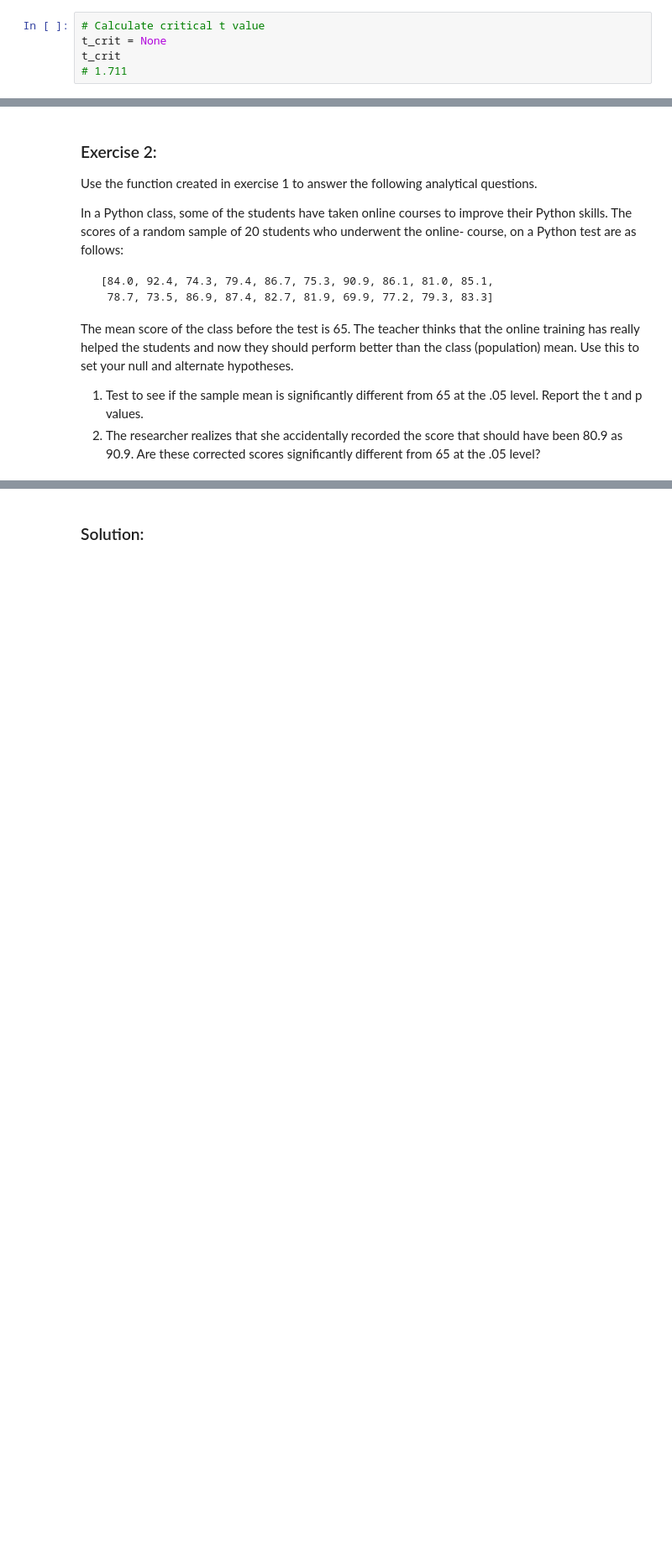
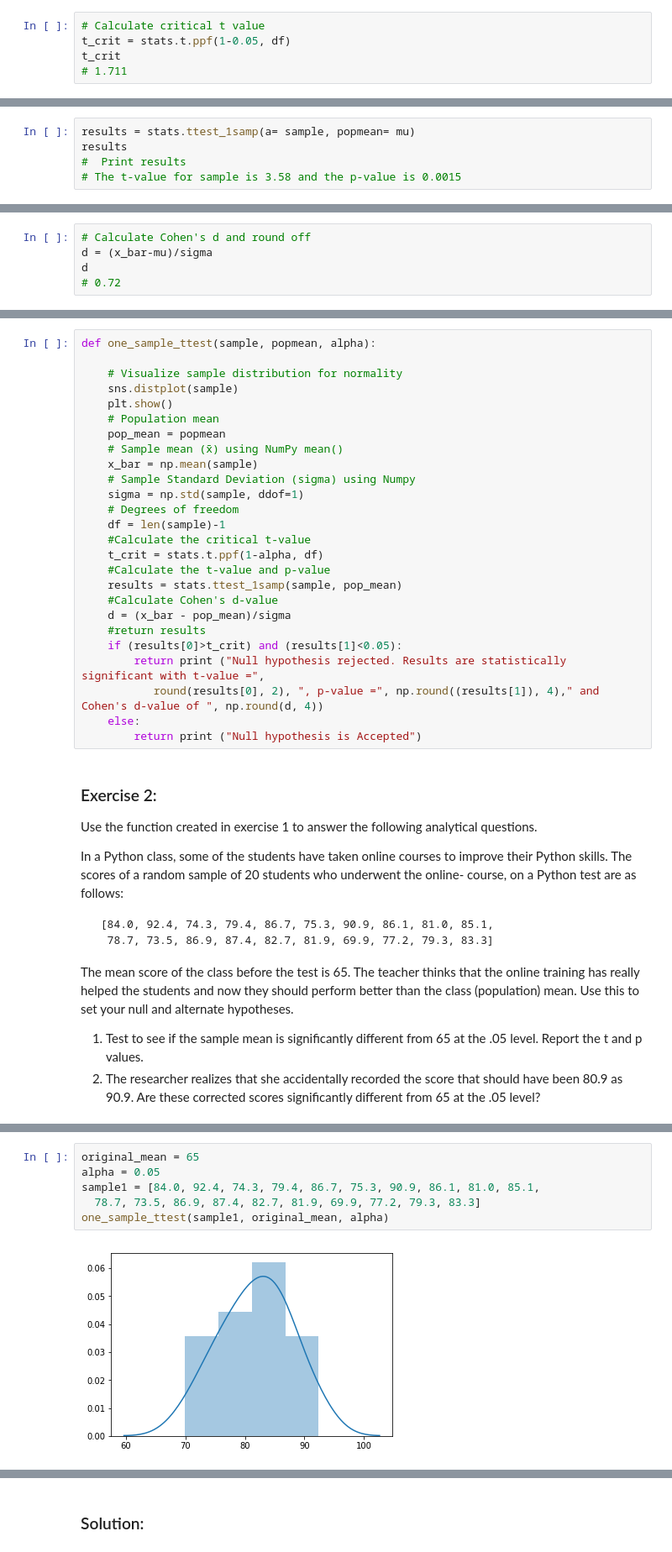
Before and after one commit to MatthewCFreeman/Module-2, a Jupyter notebook: dsc-2-20-08-1-sample-t-tests-lab-online-ds-ft-031119-master/index.ipynb, the cells around one changed output, grey strips where cells are left out. Shown: that part at 84% size. Saved outputs shown, nothing was run; the diff lists cells and outputs as text; blank space fills up the shorter version.

```diff
--- a/dsc-2-20-08-1-sample-t-tests-lab-online-ds-ft-031119-master/index.ipynb
+++ b/dsc-2-20-08-1-sample-t-tests-lab-online-ds-ft-031119-master/index.ipynb
@@ -278,6 +279,6 @@ This value can also be calculated in Python using Scipy.stats module using ppf()
 Ley's calculate the critical t using this formula and confirm our earlier findings.
 # %%
 # Calculate critical t value
-t_crit = None
+t_crit = stats.t.ppf(1-0.05, df)
 t_crit
 # 1.711
@@ -307,3 +306,8 @@ Your calculated t-value, known as the t-statistic is 3.65, which greater than 1.
 
 
 Where a is the sample mean ($\bar{x}$) and popmean ($\mu$) is the population mean. This function returns the t-value and p-value for the sample. Here, you are using a one-tailed t-test as you are looking for an increase in sales performance.
+# %%
+results = stats.ttest_1samp(a= sample, popmean= mu)
+results
+#  Print results
+# The t-value for sample is 3.58 and the p-value is 0.0015
@@ -350,0 +332,5 @@ def one_sample_ttest(sample, popmean, alpha):
+# %%
+# Calculate Cohen's d and round off
+d = (x_bar-mu)/sigma
+d
+# 0.72
@@ -356,6 +344,32 @@ Following cohen's interpretation, one can confidently say that the sample mean s
 ### Exercise 1:
 
 Create a function in python `one_sample_ttest(sample, popmean, alpha)` that will take in a sample data(as the one given above),  the population mean and the alpha value to calculate and return the t-value, critical t-value and p-value for the sample and identify if the results are significant or not.
+# %%
+def one_sample_ttest(sample, popmean, alpha):
+
+    # Visualize sample distribution for normality
+    sns.distplot(sample)
+    plt.show()
+    # Population mean
+    pop_mean = popmean
+    # Sample mean (x̄) using NumPy mean()
+    x_bar = np.mean(sample)
+    # Sample Standard Deviation (sigma) using Numpy
+    sigma = np.std(sample, ddof=1)
+    # Degrees of freedom
+    df = len(sample)-1
+    #Calculate the critical t-value
+    t_crit = stats.t.ppf(1-alpha, df)
+    #Calculate the t-value and p-value
+    results = stats.ttest_1samp(sample, pop_mean)
+    #Calculate Cohen's d-value
+    d = (x_bar - pop_mean)/sigma
+    #return results
+    if (results[0]>t_crit) and (results[1]<0.05):
+        return print ("Null hypothesis rejected. Results are statistically significant with t-value =",
+           round(results[0], 2), ", p-value =", np.round((results[1]), 4)," and Cohen's d-value of ", np.round(d, 4))
+    else:
+        return print ("Null hypothesis is Accepted")
 # %% [markdown]
 ### Exercise 2:
 
@@ -377,0 +388,8 @@ Null hypothesis rejected. Results are statistically significant with t-value = 1
+# %%
+original_mean = 65
+alpha = 0.05
+sample1 = [84.0, 92.4, 74.3, 79.4, 86.7, 75.3, 90.9, 86.1, 81.0, 85.1,
+  78.7, 73.5, 86.9, 87.4, 82.7, 81.9, 69.9, 77.2, 79.3, 83.3]
+one_sample_ttest(sample1, original_mean, alpha)
+# %% [output]
+[figure, added]
```
Also changed, not shown: parts of 16 cells of this notebook.
